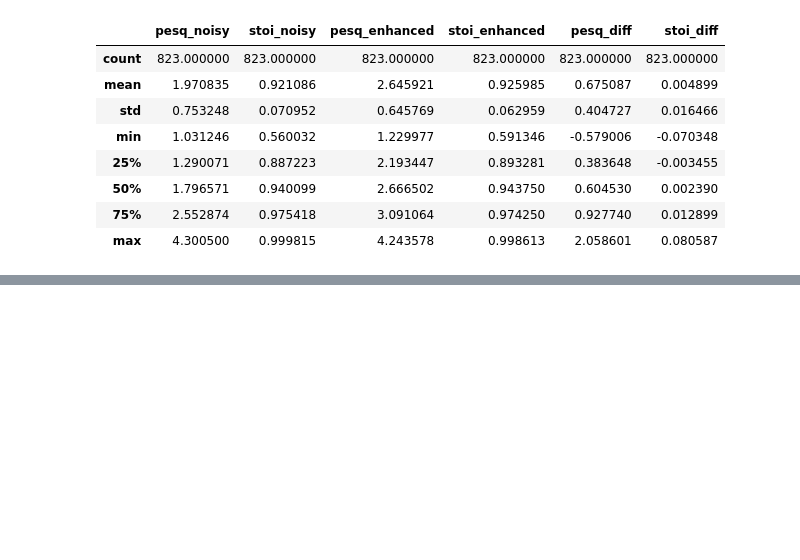
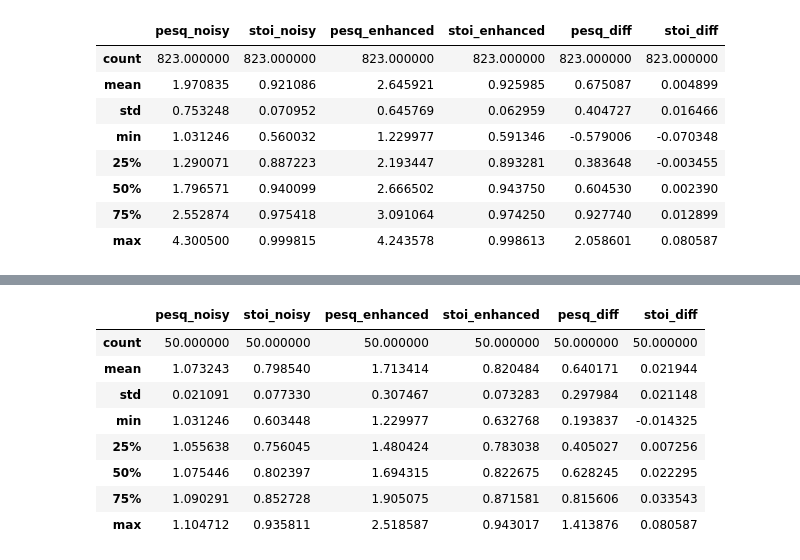
Before and after one commit to ephiephi/CDiffuSE, a Jupyter notebook: analyze_mode.ipynb, the cells around one changed output, grey strips where cells are left out. Drawn from its saved outputs; the diff is of its cells as text; code cells hidden in the pictures; blank space fills up the shorter version.

```diff
--- a/analyze_mode.ipynb
+++ b/analyze_mode.ipynb
@@ -196,0 +99,14 @@ display_all(df.nsmallest(3,['pesq_noisy']))
+# %%
+df2=df
+# %%
+df2.nsmallest(50, ["pesq_noisy"]).describe()
+# %% [output]
+|  | pesq_noisy | stoi_noisy | pesq_enhanced | stoi_enhanced | pesq_diff | stoi_diff |
+| count | 50.000000 | 50.000000 | 50.000000 | 50.000000 | 50.000000 | 50.000000 |
+| mean | 1.073243 | 0.798540 | 1.713414 | 0.820484 | 0.640171 | 0.021944 |
+| std | 0.021091 | 0.077330 | 0.307467 | 0.073283 | 0.297984 | 0.021148 |
+| min | 1.031246 | 0.603448 | 1.229977 | 0.632768 | 0.193837 | -0.014325 |
+| 25% | 1.055638 | 0.756045 | 1.480424 | 0.783038 | 0.405027 | 0.007256 |
+| 50% | 1.075446 | 0.802397 | 1.694315 | 0.822675 | 0.628245 | 0.022295 |
+| 75% | 1.090291 | 0.852728 | 1.905075 | 0.871581 | 0.815606 | 0.033543 |
+| max | 1.104712 | 0.935811 | 2.518587 | 0.943017 | 1.413876 | 0.080587 |
```
Also changed, not shown: parts of 14 cells of this notebook, 2 other files.
